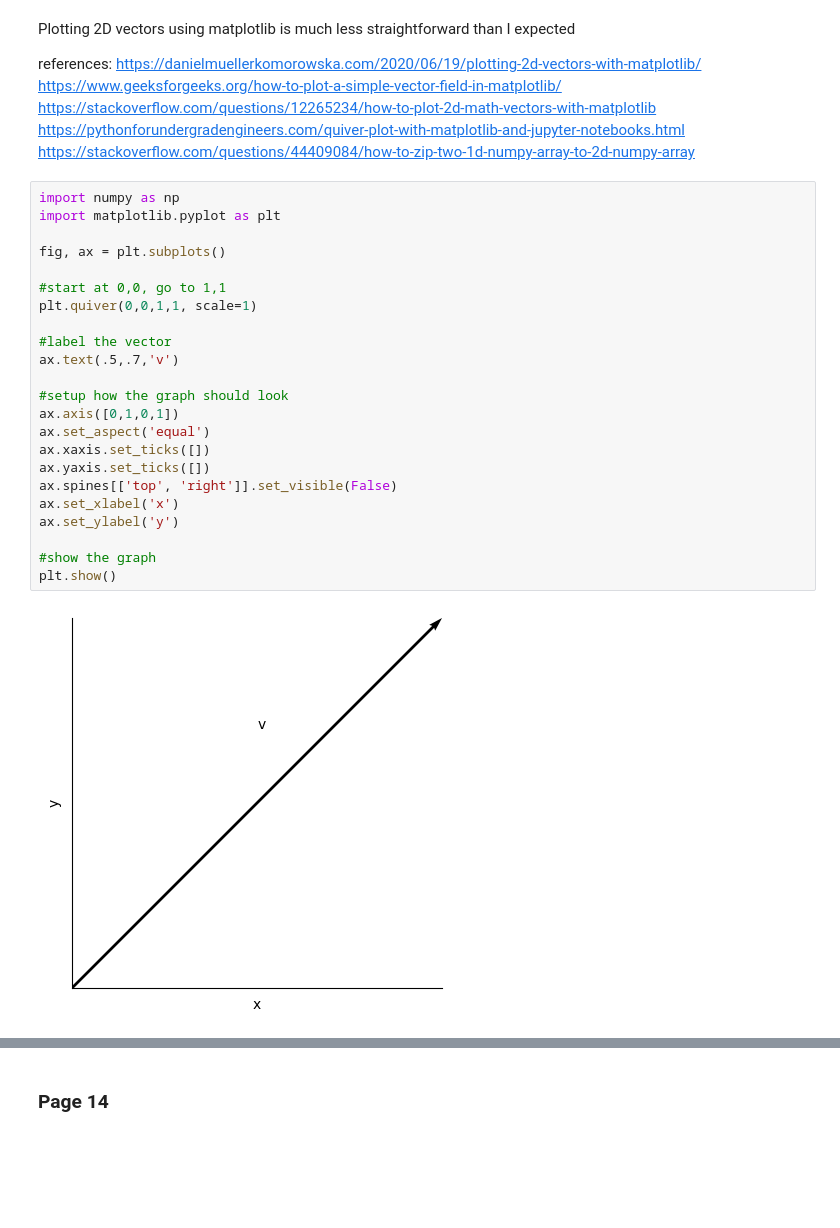
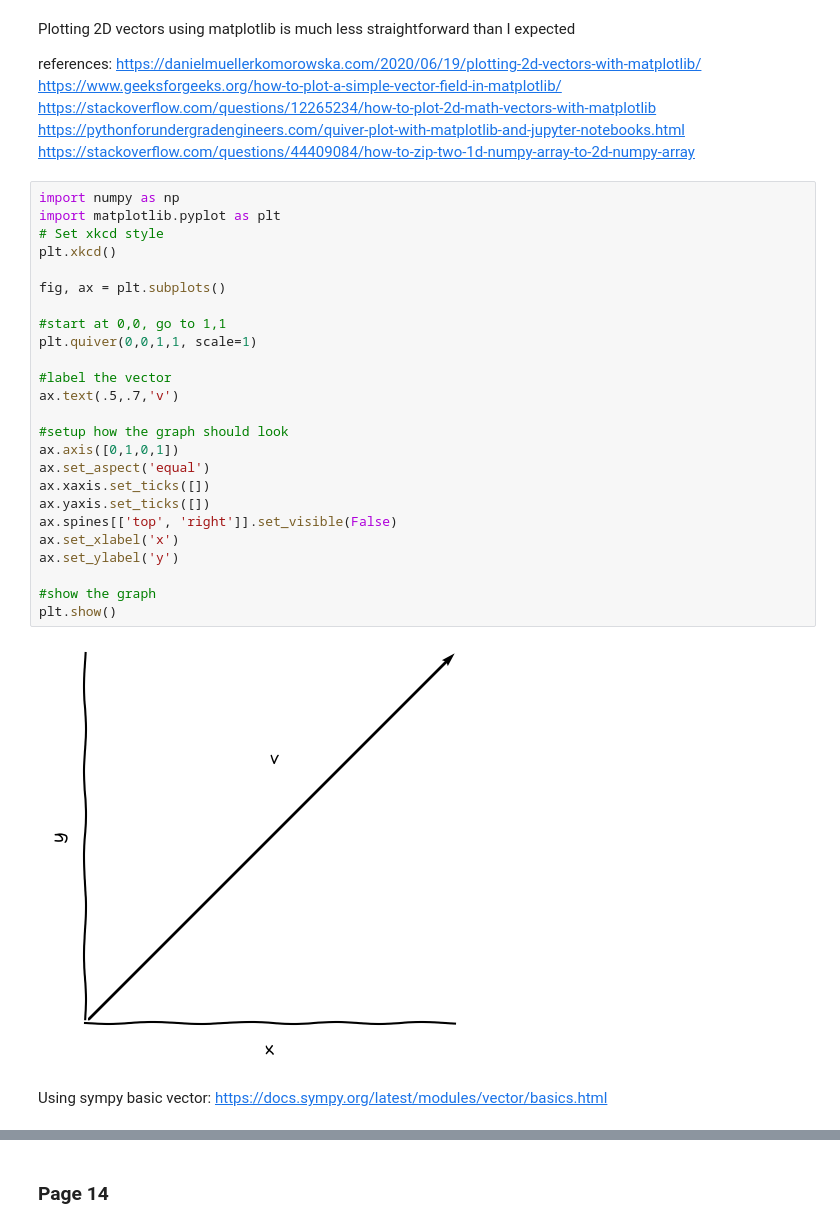
Before and after one commit to baberlevi/biggest-ideas-book-1, a Jupyter notebook: biggest-ideas-space-time-motion.ipynb, the cells around one changed output, grey strips where cells are left out. Cells and saved outputs as stored; diff of their text form; blank space fills up the shorter version.

Commit message:
changed to xkcd style and an example from chatgpt

```diff
--- a/biggest-ideas-space-time-motion.ipynb
+++ b/biggest-ideas-space-time-motion.ipynb
@@ -18,25 +18,30 @@ references:
 # %%
 import numpy as np
 import matplotlib.pyplot as plt
+# Set xkcd style
+plt.xkcd()
 
 fig, ax = plt.subplots()
 
 #start at 0,0, go to 1,1
 plt.quiver(0,0,1,1, scale=1)
 
 #label the vector
 ax.text(.5,.7,'v')
 
 #setup how the graph should look
 ax.axis([0,1,0,1])
 ax.set_aspect('equal')
 ax.xaxis.set_ticks([])
 ax.yaxis.set_ticks([])
 ax.spines[['top', 'right']].set_visible(False)
 ax.set_xlabel('x')
 ax.set_ylabel('y')
 
 #show the graph
 plt.show()
 # %% [output]
-[figure, old version]
+[figure, new version]
+# %% [markdown]
+Using sympy basic vector:
+    https://docs.sympy.org/latest/modules/vector/basics.html
```
Also changed, not shown: parts of 7 cells of this notebook.
